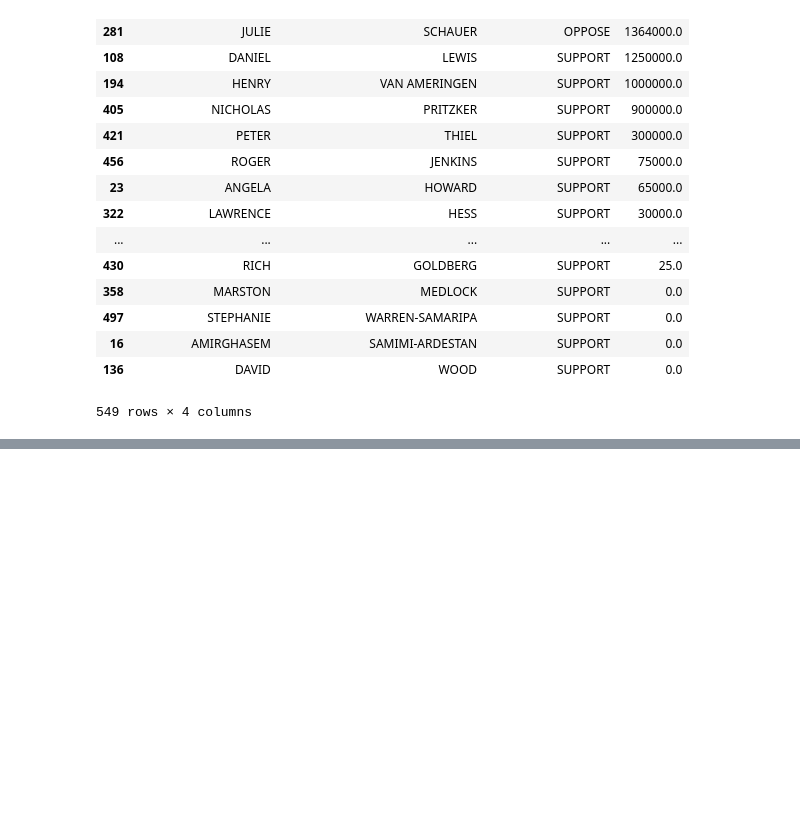
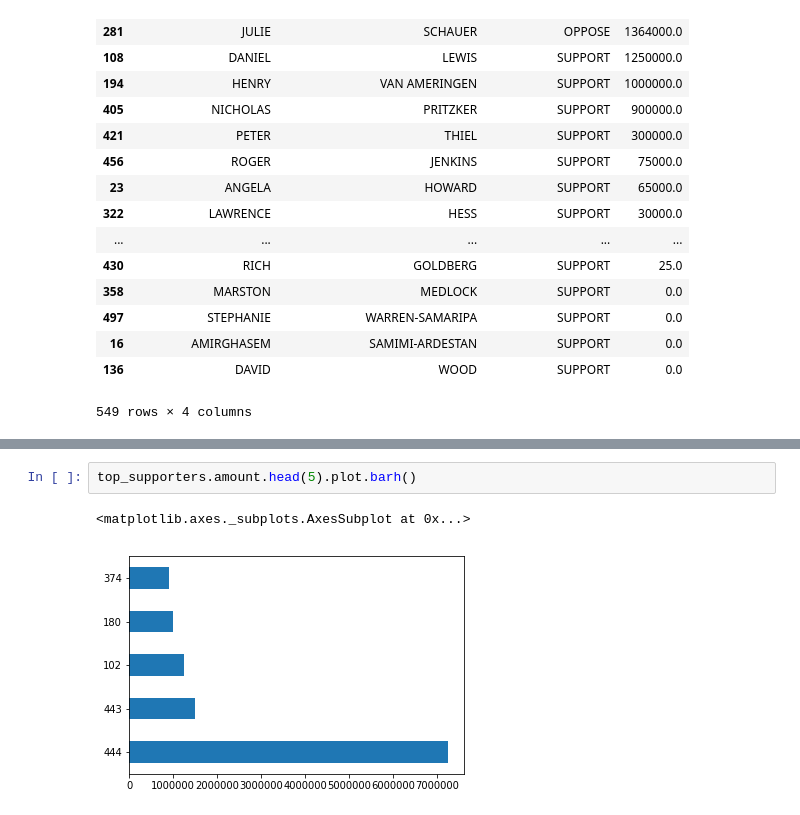
Before and after one commit to AaronBristol/first-python-notebook, a Jupyter notebook: prop-64-analysis.ipynb, the cells around one changed output, grey strips where cells are left out. Cells and saved outputs as stored; diff of their text form; blank space fills up the shorter version.

```diff
--- a/prop-64-analysis.ipynb
+++ b/prop-64-analysis.ipynb
@@ -297,0 +331,5 @@ merged.groupby(["contributor_firstname","contributor_lastname", "committee_posit
+# %%
+top_supporters.amount.head(5).plot.barh()
+# %% [output]
+<matplotlib.axes._subplots.AxesSubplot at 0x...>
+[figure, added]
```
Also changed, not shown: parts of 14 cells of this notebook.
